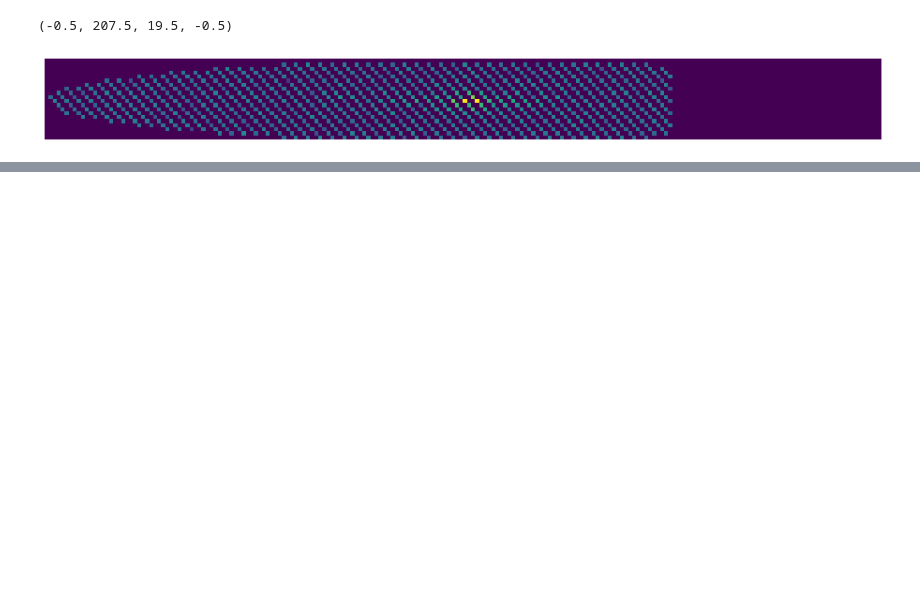
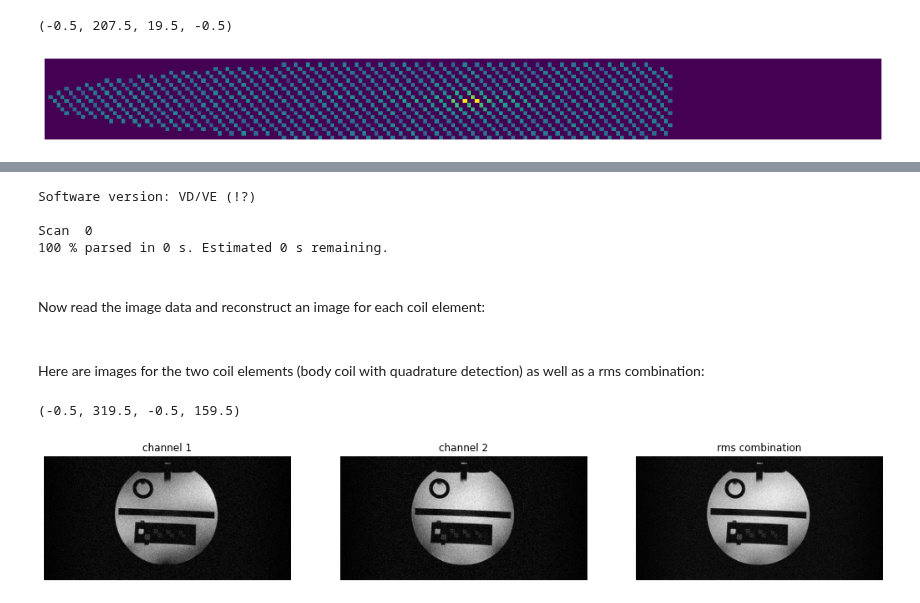
Before and after one commit to pehses/twixtools, a Jupyter notebook: demo/recon_example.ipynb, the cells around one changed output, grey strips where cells are left out. Saved outputs shown, nothing was run; the diff lists cells and outputs as text; code cells hidden in the pictures; blank space fills up the shorter version.

Commit message:
add write_twix demo

```diff
--- a/demo/recon_example.ipynb
+++ b/demo/recon_example.ipynb
@@ -7,18 +7,22 @@ import os
 
 example_dir = '../example_data'
 
-def ifftnd(sig, axes=[-1]):
-    out = sig.copy()
-    for axis in axes:
-        out = np.fft.fftshift(np.fft.ifft(np.fft.ifftshift(out, axes=[axis]), axis=axis), axes=[axis])
-    return out
+def ifftnd(kspace, axes=[-1]):
+    from numpy.fft import fftshift, ifftshift, ifftn
+    if axes is None:
+        axes = range(kspace.ndim)
+    img = fftshift(ifftn(ifftshift(kspace, axes=axes), axes=axes), axes=axes)
+    img *= np.sqrt(np.prod(np.take(img.shape, axes)))
+    return img
 
 
-def fftnd(sig, axes=[-1]):
-    out = sig.copy()
-    for axis in axes:
-        out = np.fft.fftshift(np.fft.fft(np.fft.ifftshift(data, axes=[axis]), axis=axis), axes=[axis])
-    return out
+def fftnd(img, axes=[-1]):
+    from numpy.fft import fftshift, ifftshift, fftn
+    if axes is None:
+        axes = range(img.ndim)
+    kspace = fftshift(fftn(ifftshift(img, axes=axes), axes=axes), axes=axes)
+    kspace /= np.sqrt(np.prod(np.take(kspace.shape, axes)))
+    return kspace
 
 def rms_comb(sig, axis=1):
     return np.sqrt(np.sum(abs(sig)**2, axis))
@@ -319,0 +270,34 @@ mdhLC = [("ushLine", "<u2"),
+# %%
+twix = twixtools.read_twix(os.path.join(example_dir, 'gre.dat'))
+mapped = twixtools.map_twix(twix[-1])
+# %% [output]
+Software version: VD/VE (!?)
+
+Scan  0
+100 % parsed in 0 s. Estimated 0 s remaining.
+# %% [markdown]
+\
+Now read the image data and reconstruct an image for each coil element:
+# %%
+data = mapped['image'][0,0,0,0,0,0,0,0].squeeze()
+image = ifftnd(data, [0,-1])
+# %% [markdown]
+\
+Here are images for the two coil elements (body coil with quadrature detection) as well as a rms combination:
+# %%
+plt.figure(figsize=(18,6))
+plt.subplot(131)
+plt.title('channel 1')
+plt.imshow(abs(image[:,0]), cmap='gray', origin='lower')
+plt.axis('off')
+plt.subplot(132)
+plt.title('channel 2')
+plt.imshow(abs(image[:,1]), cmap='gray', origin='lower')
+plt.axis('off')
+plt.subplot(133)
+plt.title('rms combination')
+plt.imshow(rms_comb(image, 1), cmap='gray', origin='lower')
+plt.axis('off')
+# %% [output]
+(-0.5, 319.5, -0.5, 159.5)
+[figure, added]
```
Also changed, not shown: parts of 35 cells of this notebook, 1 other file.
